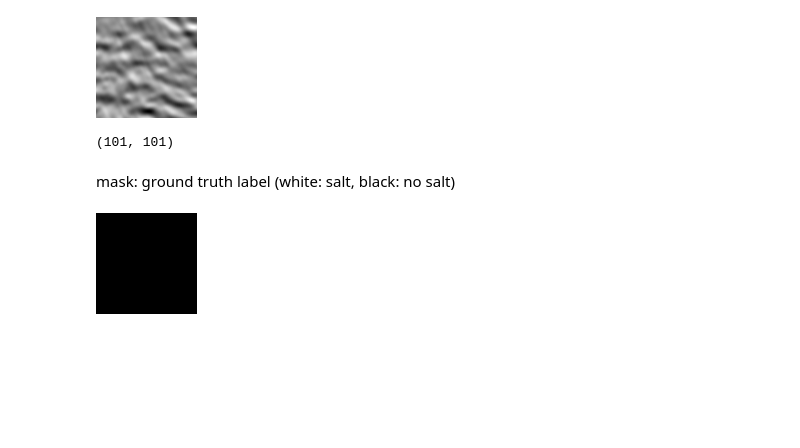
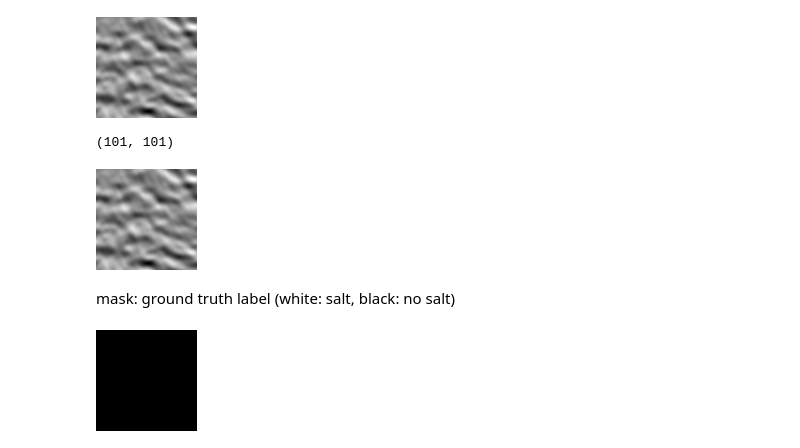
Before and after one commit to superbunny38/DeepLearning, a Jupyter notebook: papers/U_Net.ipynb, the cells around one changed output. Drawn from its saved outputs; the diff is of its cells as text; code cells hidden in the pictures; blank space fills up the shorter version.

```diff
--- a/papers/U_Net.ipynb
+++ b/papers/U_Net.ipynb
@@ -225,6 +223,11 @@ img
 img.size
 # %% [output]
 (101, 101)
+# %%
+to_number = load_img('/content/train_data/images/000e218f21.png', grayscale=True)
+to_number
+# %% [output]
+[figure, added]
 # %% [markdown]
 mask: ground truth label
 (white: salt, black: no salt)
```
Also changed, not shown: parts of 41 cells of this notebook.
